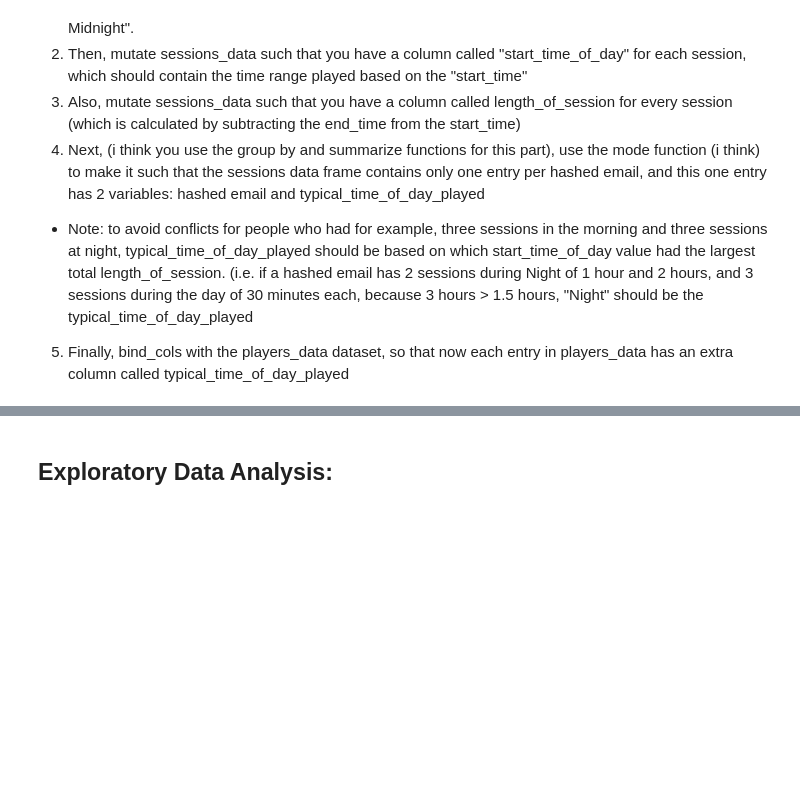
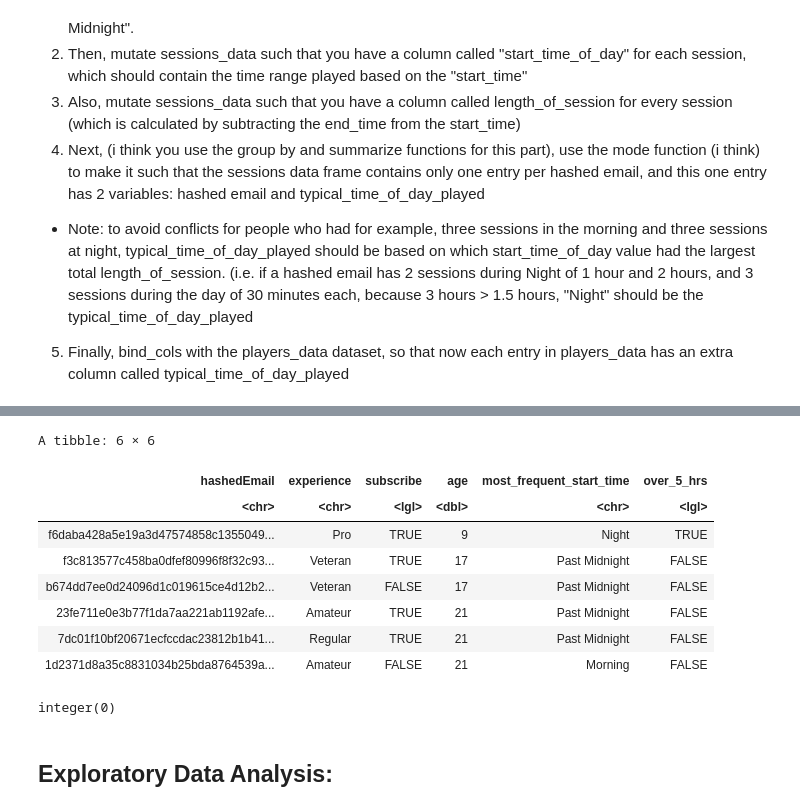
Before and after one commit to alanyhwang/dsci100_mc_project, a Jupyter notebook: dsci_project_main.ipynb, the cells around one changed output, grey strips where cells are left out. Drawn from its saved outputs; the diff is of its cells as text; code cells hidden in the pictures; blank space fills up the shorter version.

```diff
--- a/dsci_project_main.ipynb
+++ b/dsci_project_main.ipynb
@@ -109,0 +153,38 @@ dbl (2): original_start_time, original_end_time
+# %%
+# added minutes of each session
+sessions_data_minutes <- sessions_data |>
+    mutate(start_time = as.POSIXct(start_time, format = "%d/%m/%Y %H:%M")) |>
+    mutate(end_time = as.POSIXct(end_time, format = "%d/%m/%Y %H:%M")) |>
+    mutate(session_min = difftime(end_time, start_time)) |>
+    mutate(session_min = as.double(session_min, units = "mins")) |>
+    select(hashedEmail, start_time, session_min)
+
+# added time of day of each session start time
+past_midnight_hours = c(1, 2, 3, 4, 5, 6)
+morning_hours = c(7, 8, 9, 10, 11, 12)
+afternoon_hours = c(13, 14, 15, 16, 17, 18)
+night_hours = c(19, 20, 21, 22, 23, 24)
+
+sessions_data_minutes_tod <- sessions_data_minutes |>
+    mutate(start_hour = strftime(start_time, format="%H")) |>
+    mutate(start_hour = as.double(start_hour)) |>
+    mutate(start_time_of_day = case_when(start_hour %in% past_midnight_hours ~ "Past Midnight",
+                                         start_hour %in% morning_hours ~ "Morning",
+                                         start_hour %in% afternoon_hours ~ "Afternoon",
+                                         TRUE ~ "Night")) |>
+    select(hashedEmail, session_min, start_time_of_day)
+
+
+#create function for getmode(most frequent chr occurance)
+getmode <- function(v) {
+   uniqv <- unique(v)
+   uniqv[which.max(tabulate(match(v, uniqv)))]
+}
+
+# For each hashEmail: get most frequent start time of day & average session length (min)
+sessions_data_avg <- sessions_data_minutes_tod |>
+    group_by(hashedEmail) |>
+    summarize(most_frequent_start_time = getmode(start_time_of_day))
+              # avg_session_length = mean(session_min, na.rm=TRUE))
+
+head(sessions_data_avg)
@@ -109,0 +201,21 @@ dbl (2): original_start_time, original_end_time
+# %%
+joined_players_data <- players_data |>
+    inner_join(sessions_data_avg, by = "hashedEmail") |>
+    relocate(hashedEmail) |>
+    relocate(over_5_hrs, .after = most_frequent_start_time)
+head(joined_players_data)
+# %% [output]
+A tibble: 6 × 6
+| hashedEmail | experience | subscribe | age | most_frequent_start_time | over_5_hrs |
+| <chr> | <chr> | <lgl> | <dbl> | <chr> | <lgl> |
+| f6daba428a5e19a3d47574858c1355049... | Pro | TRUE | 9 | Night | TRUE |
+| f3c813577c458ba0dfef80996f8f32c93... | Veteran | TRUE | 17 | Past Midnight | FALSE |
+| b674dd7ee0d24096d1c019615ce4d12b2... | Veteran | FALSE | 17 | Past Midnight | FALSE |
+| 23fe711e0e3b77f1da7aa221ab1192afe... | Amateur | TRUE | 21 | Past Midnight | FALSE |
+| 7dc01f10bf20671ecfccdac23812b1b41... | Regular | TRUE | 21 | Past Midnight | FALSE |
+| 1d2371d8a35c8831034b25bda8764539a... | Amateur | FALSE | 21 | Morning | FALSE |
+# %%
+# No missing values in our wrangled data set
+which(is.na(joined_players_data))
+# %% [output]
+integer(0)
```
Also changed, not shown: parts of 13 cells of this notebook.
